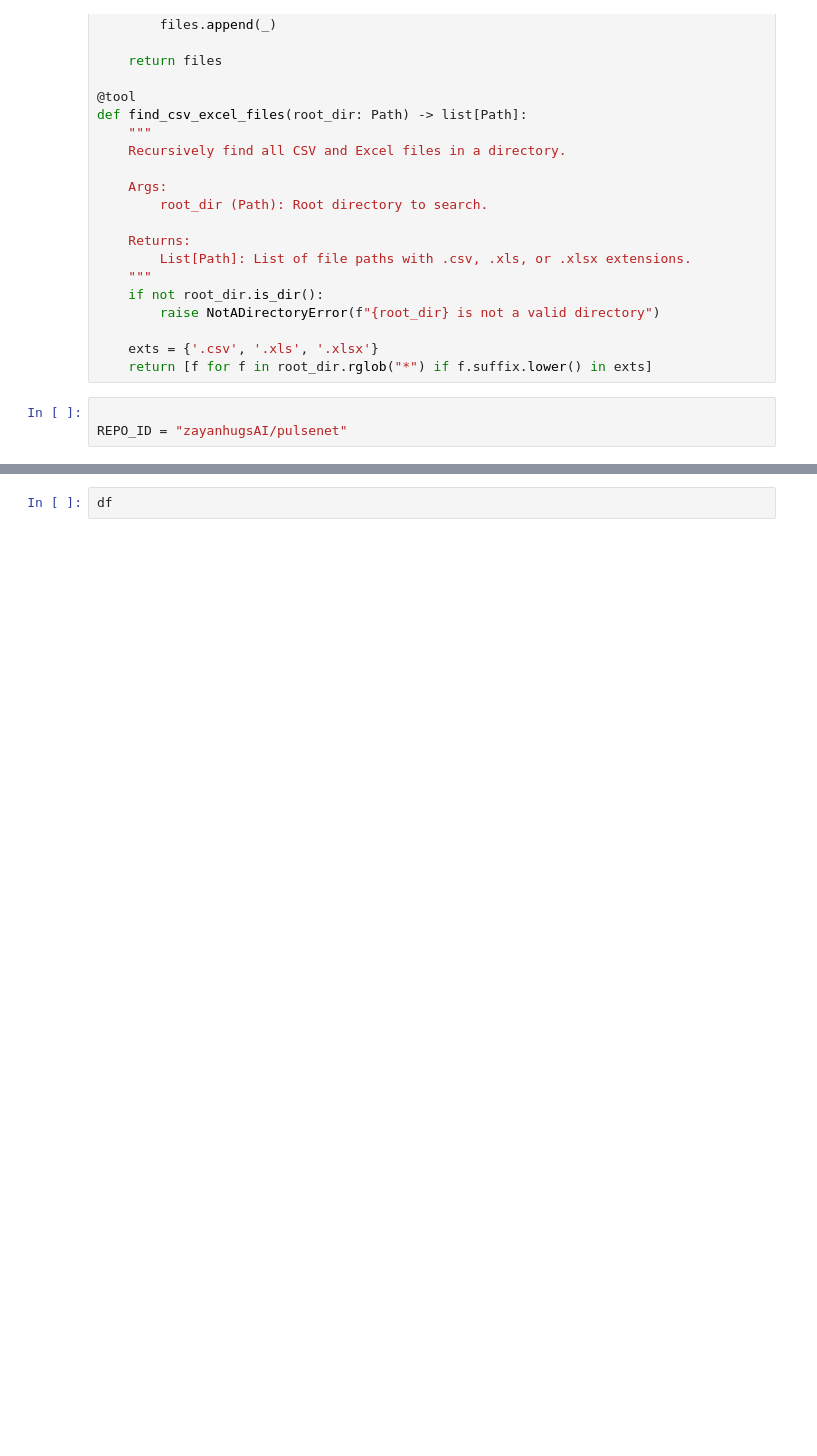
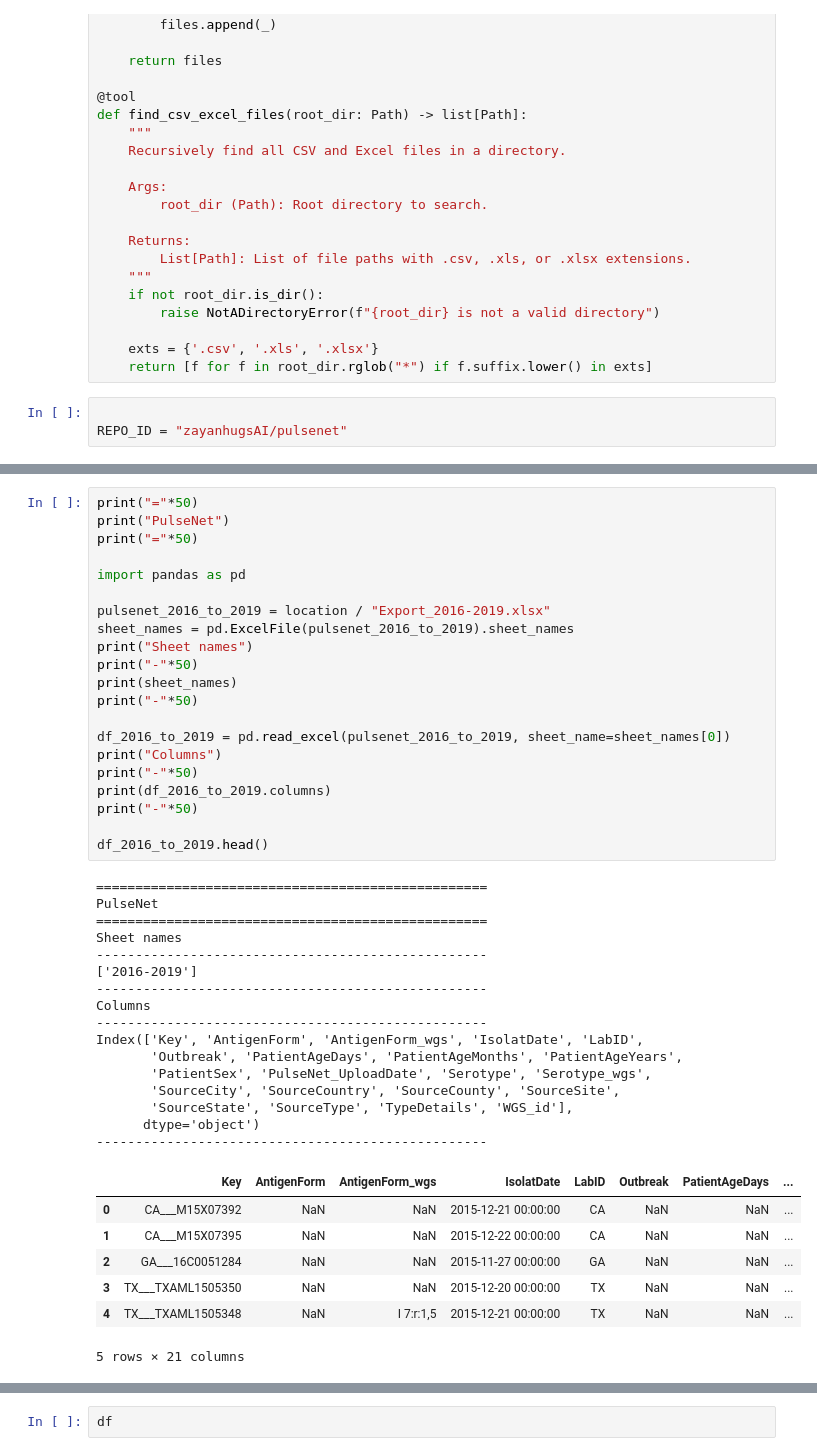
Before and after one commit to Murdock135/research-agentic_salmonella_langgraph, a Jupyter notebook: notebooks/sandbox.ipynb, the cells around one changed output, grey strips where cells are left out. Cells and saved outputs as stored; diff of their text form; blank space fills up the shorter version.

```diff
--- a/notebooks/sandbox.ipynb
+++ b/notebooks/sandbox.ipynb
@@ -129,3 +129,48 @@ get_glob_files(REPO_ID)
+# %%
+print("="*50)
+print("PulseNet")
+print("="*50)
+
+import pandas as pd
+
+pulsenet_2016_to_2019 = location / "Export_2016-2019.xlsx"
+sheet_names = pd.ExcelFile(pulsenet_2016_to_2019).sheet_names
+print("Sheet names")
+print("-"*50)
+print(sheet_names)
+print("-"*50)
+
+df_2016_to_2019 = pd.read_excel(pulsenet_2016_to_2019, sheet_name=sheet_names[0])
+print("Columns")
+print("-"*50)
+print(df_2016_to_2019.columns)
+print("-"*50)
+
+df_2016_to_2019.head()
+# %% [output]
+==================================================
+PulseNet
+==================================================
+Sheet names
+--------------------------------------------------
+['2016-2019']
+--------------------------------------------------
+Columns
+--------------------------------------------------
+Index(['Key', 'AntigenForm', 'AntigenForm_wgs', 'IsolatDate', 'LabID',
+       'Outbreak', 'PatientAgeDays', 'PatientAgeMonths', 'PatientAgeYears',
+       'PatientSex', 'PulseNet_UploadDate', 'Serotype', 'Serotype_wgs',
+       'SourceCity', 'SourceCountry', 'SourceCounty', 'SourceSite',
+       'SourceState', 'SourceType', 'TypeDetails', 'WGS_id'],
+      dtype='object')
+--------------------------------------------------
+|  | Key | AntigenForm | AntigenForm_wgs | IsolatDate | LabID | Outbreak | PatientAgeDays | ... |
+| 0 | CA___M15X07392 | NaN | NaN | 2015-12-21 00:00:00 | CA | NaN | NaN | ... |
+| 1 | CA___M15X07395 | NaN | NaN | 2015-12-22 00:00:00 | CA | NaN | NaN | ... |
+| 2 | GA___16C0051284 | NaN | NaN | 2015-11-27 00:00:00 | GA | NaN | NaN | ... |
+| 3 | TX___TXAML1505350 | NaN | NaN | 2015-12-20 00:00:00 | TX | NaN | NaN | ... |
+| 4 | TX___TXAML1505348 | NaN | I 7:r:1,5 | 2015-12-21 00:00:00 | TX | NaN | NaN | ... |
+5 rows × 21 columns
 # %%
 REPO_ID = "zayanhugsAI/social_vulnerability_index"
 get_cached_dataset_path(REPO_ID)
```
Also changed, not shown: parts of 6 cells of this notebook, 4 other files.
